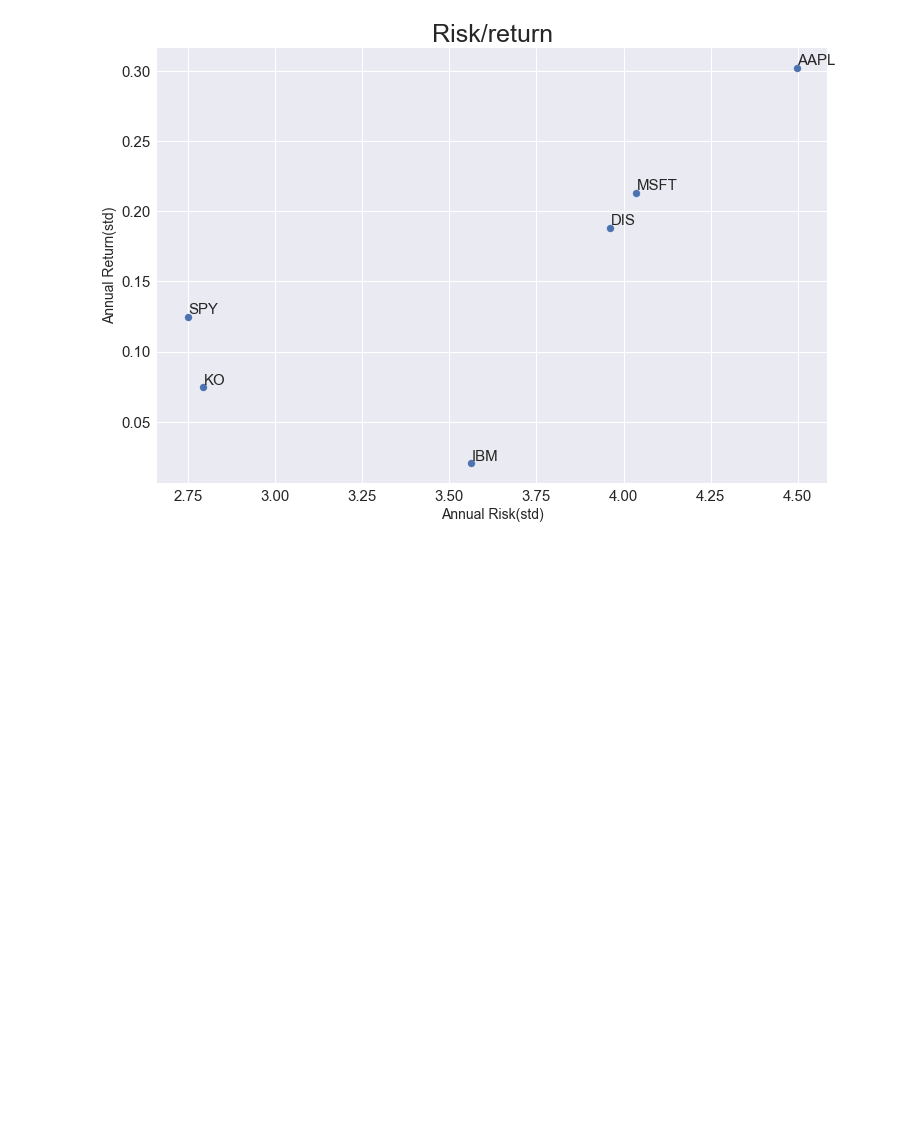
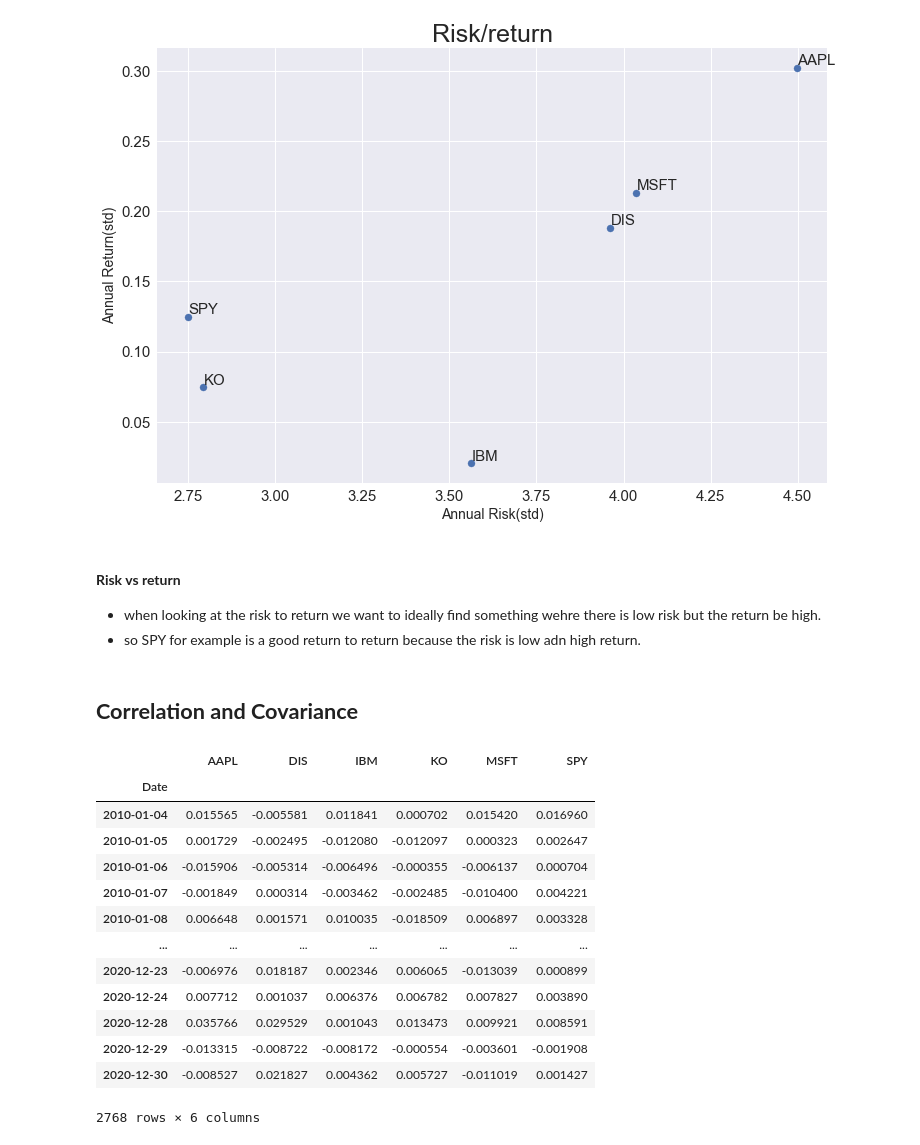
Before and after one commit to Janadhi14/Algo-trading, a Jupyter notebook: Introduction.ipynb, the cells around one changed output. Drawn from its saved outputs; the diff is of its cells as text; code cells hidden in the pictures; blank space fills up the shorter version.

```diff
--- a/Introduction.ipynb
+++ b/Introduction.ipynb
@@ -740,3 +740,26 @@ for i in summary.index:
     plt.title("Risk/return", fontsize = 25)
 # %% [output]
 [figure]
+# %% [markdown]
+#### **Risk vs return**
+- when looking at the risk to return we want to ideally find something wehre there is low risk but the return be high.
+- so SPY for example is a good return to return because the risk is low adn high return.
+# %% [markdown]
+## **Correlation and Covariance**
+# %%
+ret
+# %% [output]
+|  | AAPL | DIS | IBM | KO | MSFT | SPY |
+| Date |  |  |  |  |  |  |
+| 2010-01-04 | 0.015565 | -0.005581 | 0.011841 | 0.000702 | 0.015420 | 0.016960 |
+| 2010-01-05 | 0.001729 | -0.002495 | -0.012080 | -0.012097 | 0.000323 | 0.002647 |
+| 2010-01-06 | -0.015906 | -0.005314 | -0.006496 | -0.000355 | -0.006137 | 0.000704 |
+| 2010-01-07 | -0.001849 | 0.000314 | -0.003462 | -0.002485 | -0.010400 | 0.004221 |
+| 2010-01-08 | 0.006648 | 0.001571 | 0.010035 | -0.018509 | 0.006897 | 0.003328 |
+| ... | ... | ... | ... | ... | ... | ... |
+| 2020-12-23 | -0.006976 | 0.018187 | 0.002346 | 0.006065 | -0.013039 | 0.000899 |
+| 2020-12-24 | 0.007712 | 0.001037 | 0.006376 | 0.006782 | 0.007827 | 0.003890 |
+| 2020-12-28 | 0.035766 | 0.029529 | 0.001043 | 0.013473 | 0.009921 | 0.008591 |
+| 2020-12-29 | -0.013315 | -0.008722 | -0.008172 | -0.000554 | -0.003601 | -0.001908 |
+| 2020-12-30 | -0.008527 | 0.021827 | 0.004362 | 0.005727 | -0.011019 | 0.001427 |
+2768 rows × 6 columns
```
Also changed, not shown: parts of 4 cells of this notebook.
